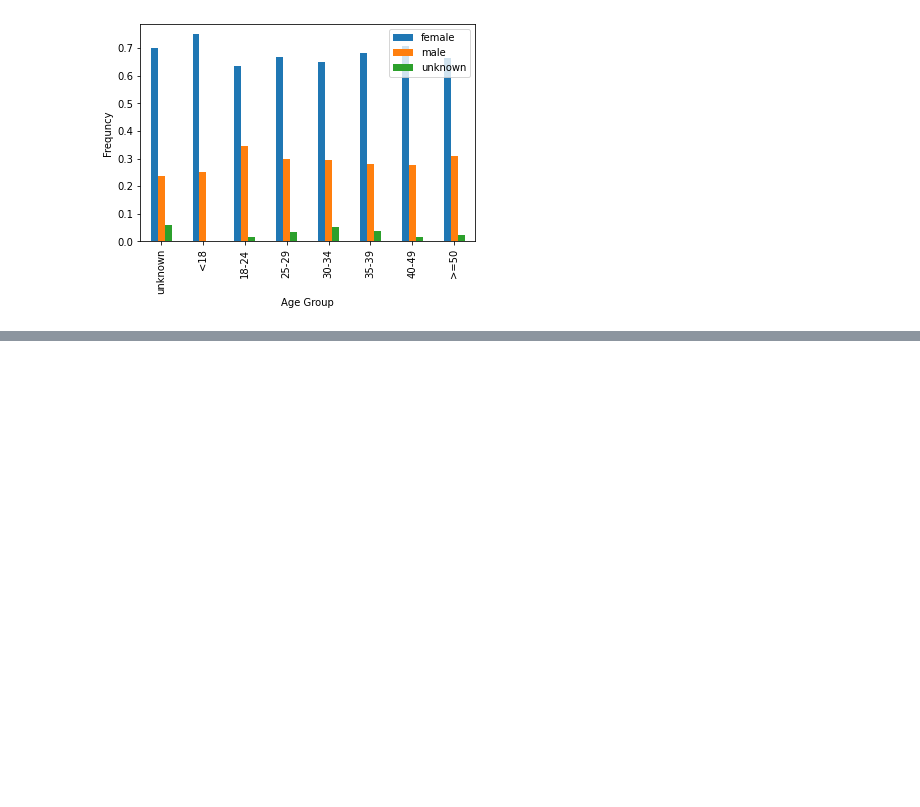
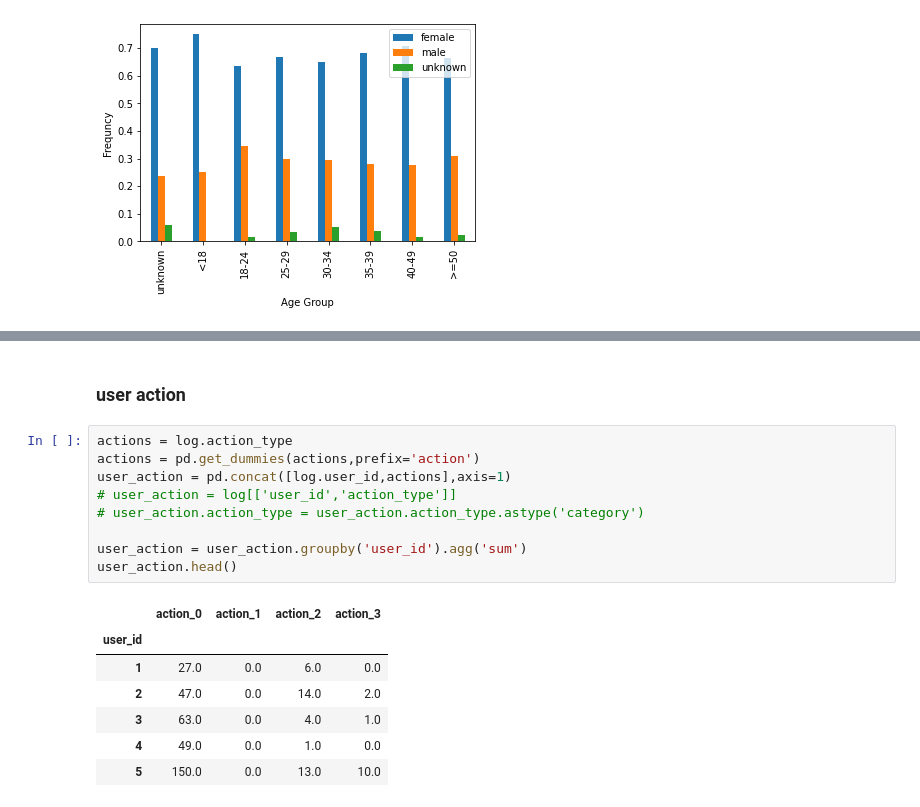
Before and after one commit to Augustine-C/Data_mining_project, a Jupyter notebook: final_project.ipynb, the cells around one changed output, grey strips where cells are left out. Drawn from its saved outputs; the diff is of its cells as text; blank space fills up the shorter version.

```diff
--- a/fianl_project.ipynb
+++ b/final_project.ipynb
@@ -140,0 +261,19 @@ plt.legend(['female', 'male', 'unknown'])
+# %% [markdown]
+### user action
+# %%
+actions = log.action_type
+actions = pd.get_dummies(actions,prefix='action')
+user_action = pd.concat([log.user_id,actions],axis=1)
+# user_action = log[['user_id','action_type']]
+# user_action.action_type = user_action.action_type.astype('category')
+
+user_action = user_action.groupby('user_id').agg('sum')
+user_action.head()
+# %% [output]
+|  | action_0 | action_1 | action_2 | action_3 |
+| user_id |  |  |  |  |
+| 1 | 27.0 | 0.0 | 6.0 | 0.0 |
+| 2 | 47.0 | 0.0 | 14.0 | 2.0 |
+| 3 | 63.0 | 0.0 | 4.0 | 1.0 |
+| 4 | 49.0 | 0.0 | 1.0 | 0.0 |
+| 5 | 150.0 | 0.0 | 13.0 | 10.0 |
```
Also changed, not shown: parts of 15 cells of this notebook, 1 other file.
